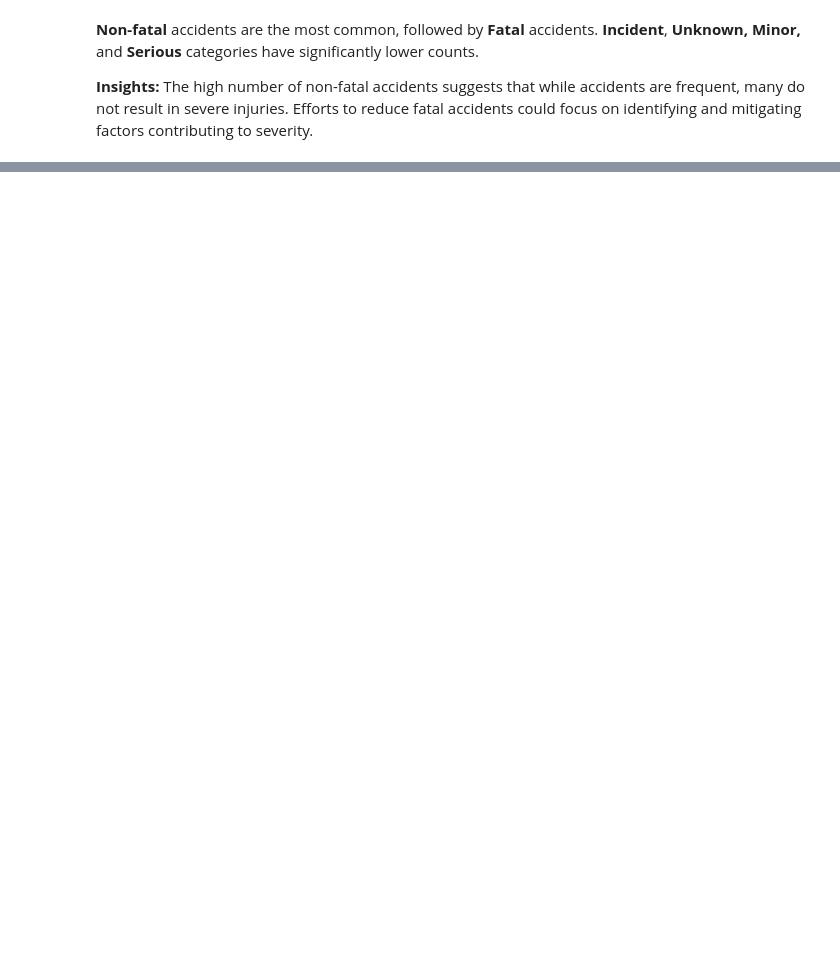
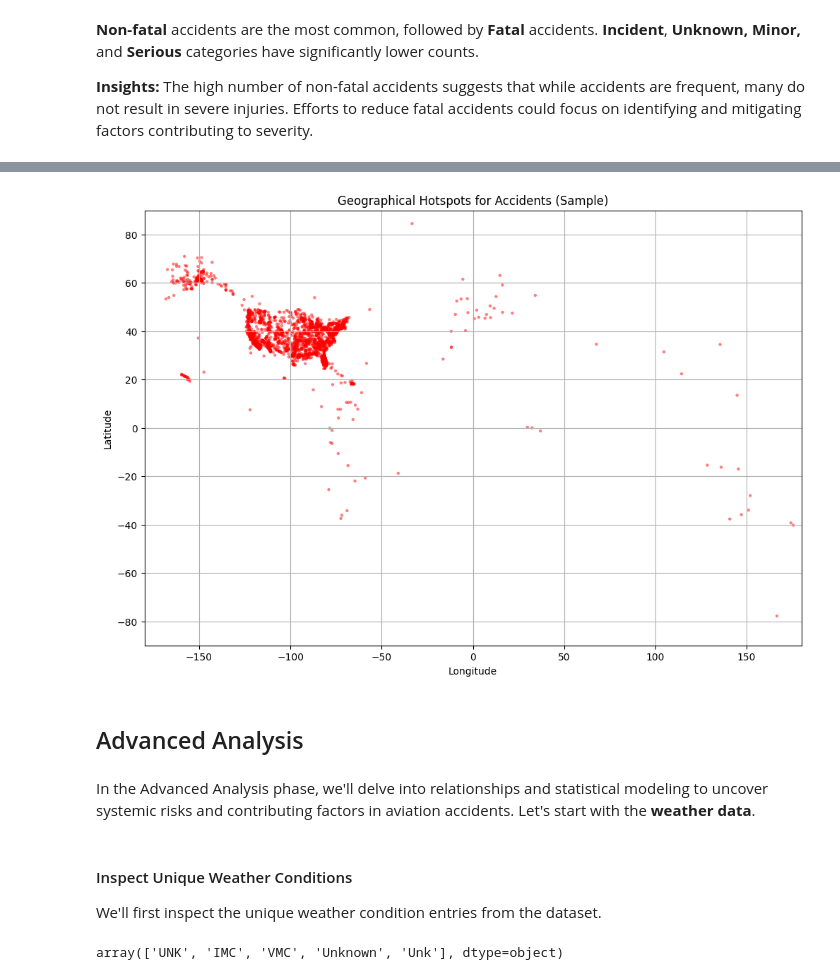
Before and after one commit to WamuyuGitongaEMTH/moringa_phase1_Aircraft_Risk_Analysis, a Jupyter notebook: Aircraft_Risk_Analysis.ipynb, the cells around one changed output, grey strips where cells are left out. Saved outputs shown, nothing was run; the diff lists cells and outputs as text; code cells hidden in the pictures; blank space fills up the shorter version.

```diff
--- a/Aircraft_Risk_Analysis.ipynb
+++ b/Aircraft_Risk_Analysis.ipynb
@@ -492,0 +511,42 @@ Efforts to reduce fatal accidents could focus on identifying and mitigating fact
+# %%
+
+
+# Ensure latitude and longitude are numeric
+aviation_df['latitude'] = pd.to_numeric(aviation_df['latitude'], errors='coerce')
+aviation_df['longitude'] = pd.to_numeric(aviation_df['longitude'], errors='coerce')
+
+# Drop rows with NaN values in latitude or longitude
+aviation_df = aviation_df.dropna(subset=['latitude', 'longitude'])
+
+# Increase the sample size to 20% for better representation
+sample_accidents_by_location = aviation_df.sample(frac=0.2)
+
+# Define reasonable limits for latitude and longitude to focus on main areas
+lat_limits = [-90, 90]  # Typical global latitude range
+lon_limits = [-180, 180]  # Typical global longitude range
+
+# Plot accidents by location (scatter plot) with adjusted limits
+plt.figure(figsize=(12, 8))
+plt.scatter(sample_accidents_by_location['longitude'], sample_accidents_by_location['latitude'],
+            alpha=0.5, c='red', s=10, edgecolors='none')
+plt.title('Geographical Hotspots for Accidents (Sample)')
+plt.xlabel('Longitude')
+plt.ylabel('Latitude')
+plt.xlim(lon_limits)
+plt.ylim(lat_limits)
+plt.grid(True)
+plt.show()
+# %% [output]
+[figure, added]
+# %% [markdown]
+## Advanced Analysis
+# %% [markdown]
+In the Advanced Analysis phase, we'll delve into  relationships and statistical modeling to uncover systemic risks and contributing factors in aviation accidents. Let's start with the **weather data**.
+# %% [markdown]
+#### Inspect Unique Weather Conditions
+We'll first inspect the unique weather condition entries from the dataset.
+# %%
+# Display unique values in the weather column
+aviation_df['weather_condition'].dropna().unique()
+# %% [output]
+array(['UNK', 'IMC', 'VMC', 'Unknown', 'Unk'], dtype=object)
```
Also changed, not shown: parts of 15 cells of this notebook, 1 other file.
